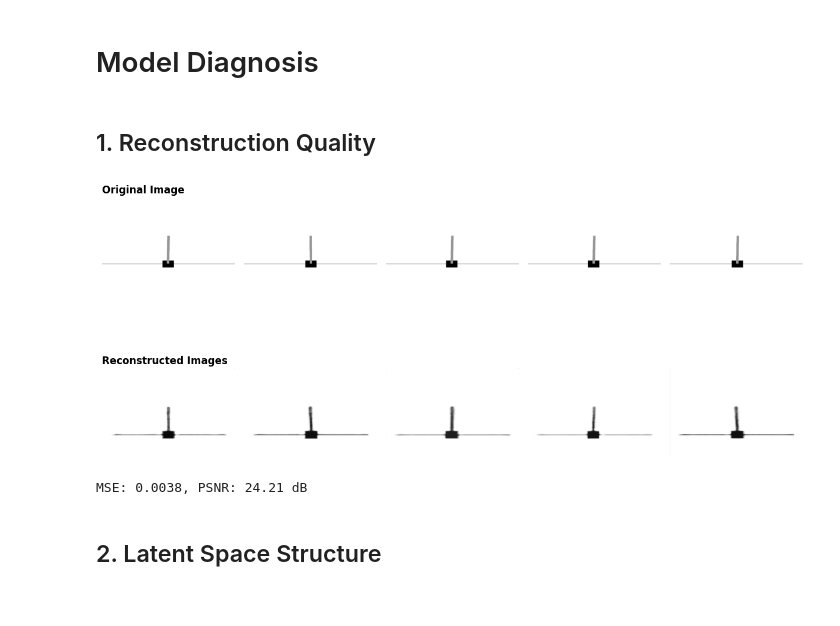
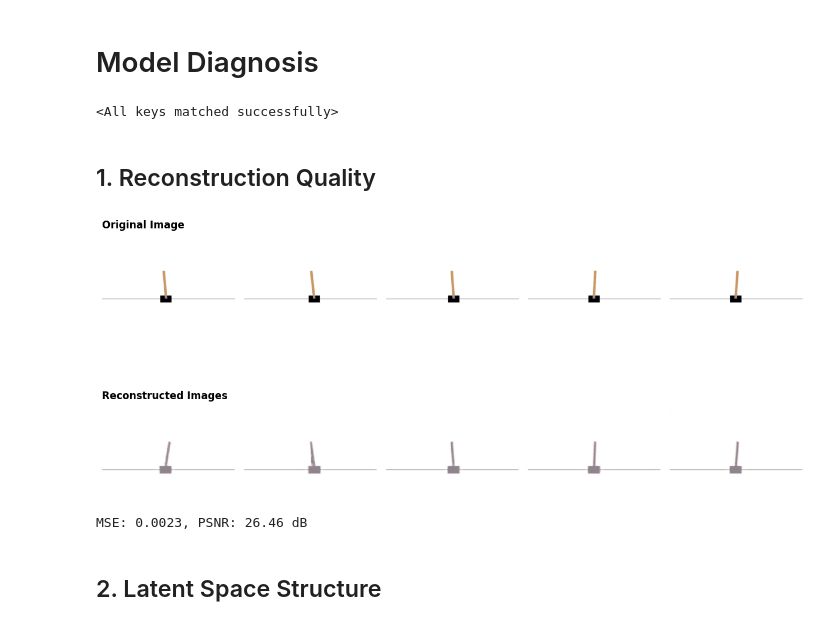
Before and after one commit to viniandrs/jepa_cart_pole, a Jupyter notebook: notebooks/2.1-vae_diagnosis.ipynb, the cells around one changed output. Cells and saved outputs as stored; diff of their text form; code cells hidden in the pictures.

```diff
--- a/notebooks/2.1-vae_diagnosis.ipynb
+++ b/notebooks/2.1-vae_diagnosis.ipynb
@@ -2,3 +2,7 @@
 import os
 import sys
 sys.path.append((os.path.abspath(os.path.join('..'))))
+
+import torch
+
+DEVICE = 'cuda' if torch.cuda.is_available() else 'cpu'
@@ -90,10 +9,16 @@ class VAE(nn.Module):
 # %%
+from jepacartpole.models import VAE
+from jepacartpole.config import ConfigVAE
+
 from torchsummary import summary
 
 # Initialize model and display architecture summary
-device = 'cuda' if torch.cuda.is_available() else 'cpu'
-model = VAE().to(device)
-input_size = (1, 400, 600)
+vae_config = ConfigVAE()
+
+model = VAE(vae_config).to(DEVICE)
+# model.beta = 10 # manually setting VAE beta to a higher value
+
+input_size = (3, 400, 600)
 summary(model, input_size)
 # %% [output]
 ----------------------------------------------------------------
@@ -174,14 +45,14 @@ import torch
 from torch.utils.data import DataLoader
 from jepacartpole.datasets import CartPoleVAEDataset
 
-# load model
-device = torch.device('cuda' if torch.cuda.is_available() else 'cpu')
-model = VAE().to(device)
-model.load_state_dict(torch.load('../checkpoints/vae.pth', weights_only=False, map_location=device ))
-
 # create daloader
 dataset = CartPoleVAEDataset('../data/vae/vae_data.h5')
-dataloader = DataLoader(dataset, batch_size=128, num_workers=2, shuffle=True)
+dataloader = DataLoader(dataset, batch_size=256, num_workers=2, shuffle=True)
+
+# load model
+model.load_state_dict(torch.load('../checkpoints/vae.pth', weights_only=False, map_location=DEVICE ))
+# %% [output]
+<All keys matched successfully>
 # %% [markdown]
 ## 1. Reconstruction Quality
 # %%
@@ -191,41 +62,41 @@ import numpy as np
 
 def plot_images(original, reconstructed, n=4):
     fig, axes = plt.subplots(2, n, figsize=(12, 7))
 
     for i in range(n):
-        axes[0, i].imshow(original[i], cmap='gray')
+        axes[0, i].imshow(np.transpose(original[i], axes=(1, 2, 0)), cmap='gray')
         axes[0, i].axis('off')
     axes[0, 0].set_title("Original Image", fontsize=12, fontweight='bold', loc='left')
 
     for i in range(n):
-        axes[1, i].imshow(reconstructed[i], cmap='gray')
+        axes[1, i].imshow(np.transpose(reconstructed[i], axes=(1, 2, 0)), cmap='gray')
         axes[1, i].axis('off')
     axes[1, 0].set_title("Reconstructed Images", fontsize=12, fontweight='bold', loc='left')
     plt.tight_layout()
     plt.show()
 
 
 def test_vae(model, dataset, n=3):
-    # model.eval()
-    model.train()
-    images = next(iter(dataset))[0].to(device)  # Get a batch of images
+    model.eval()
+    # model.train()
+    images = next(iter(dataset))[0].to(DEVICE)  # Get a batch of images
 
     with torch.no_grad():
         reconstructed, _, _ = model(images)
     indices = torch.randperm(images.size(0))[:n]  # Select random images
 
-    reconstructed = reconstructed.cpu().squeeze().detach().numpy()
+    reconstructed = reconstructed.cpu().squeeze().numpy()
     images = images.cpu().squeeze().numpy()
     plot_images(images[indices], reconstructed[indices], n)
 
     mse = np.mean((images - reconstructed)**2)
     psnr = 20 * np.log10(1.0 / np.sqrt(mse))  # assuming pixel range [0,1]
     print(f"MSE: {mse:.4f}, PSNR: {psnr:.2f} dB")
 
 test_vae(model, dataloader, n=5)
 # %% [output]
-[figure, old version]
+[figure, new version]
-MSE: 0.0038, PSNR: 24.21 dB
+MSE: 0.0023, PSNR: 26.46 dB
 # %% [markdown]
 ## 2. Latent Space Structure
 # %%
```
Also changed, not shown: parts of 10 cells of this notebook, 7 other files.
